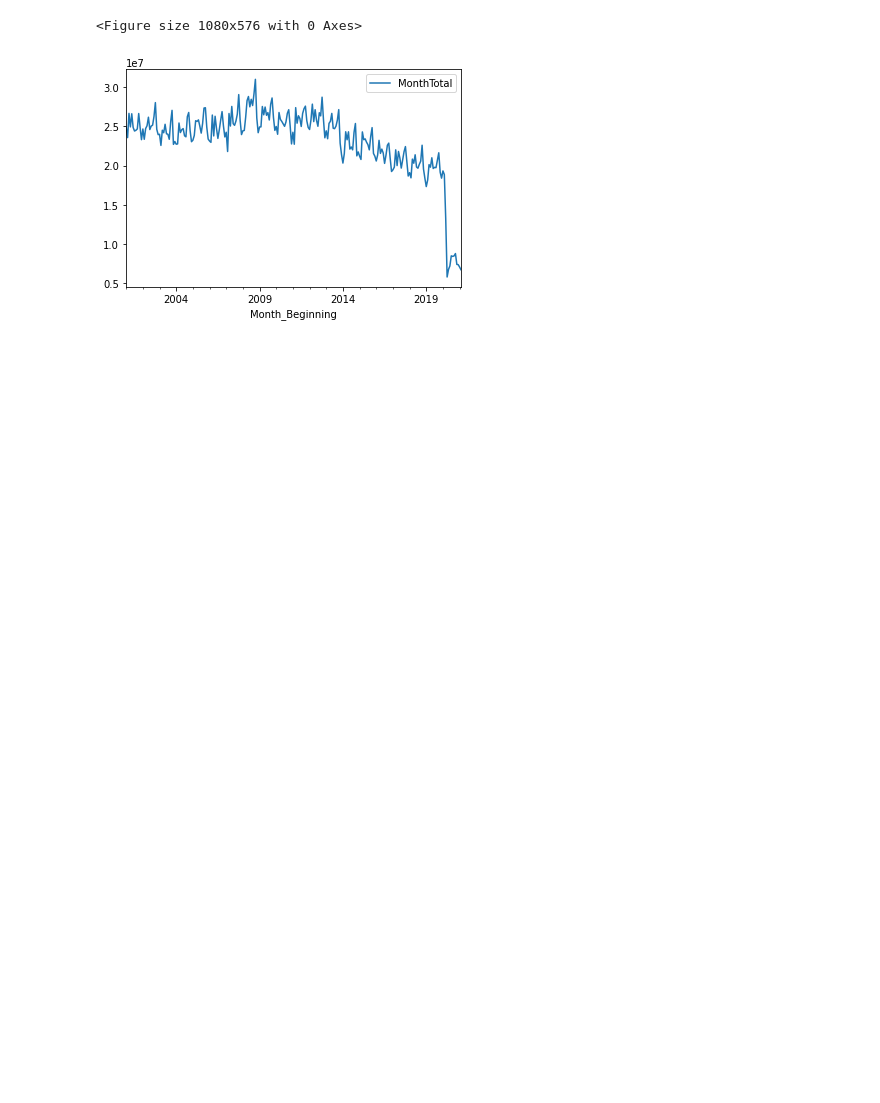
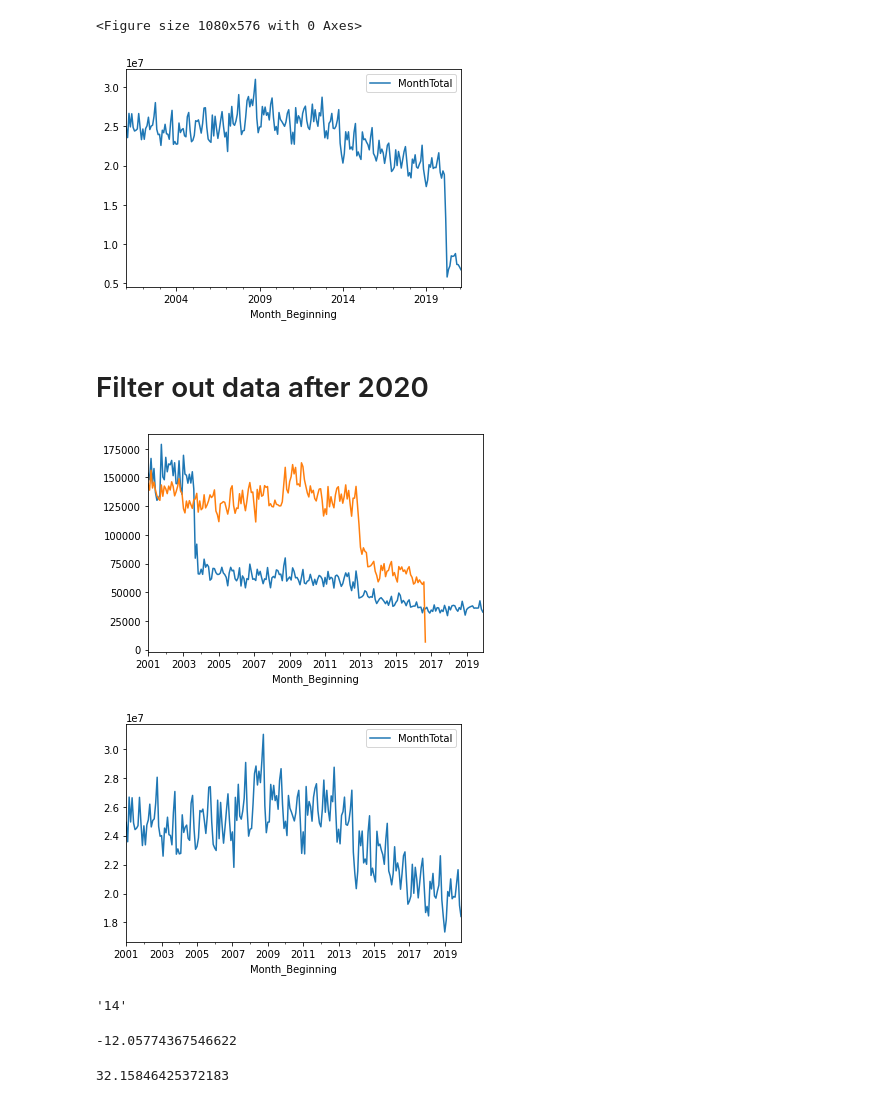
Before and after one commit to LamSingkit/Chicago_public_transport_project, a Jupyter notebook: Shengjie_Folder/Ridership.ipynb, the cells around one changed output. Cells and saved outputs as stored; diff of their text form; code cells hidden in the pictures; blank space fills up the shorter version.

```diff
--- a/Shengjie_Folder/Ridership.ipynb
+++ b/Shengjie_Folder/Ridership.ipynb
@@ -29,3 +31,14 @@ df.groupby('Month_Beginning').sum()[['MonthTotal']].plot();
 # %% [output]
 <Figure size 1080x576 with 0 Axes>
 [figure]
+# %%
+df_before_2020 = df[df.index < '2020-01-01'].copy()
+# %% [markdown]
+# Filter out data after 2020
+# %%
+df_before_2020[df_before_2020['route']=='1']['MonthTotal'].sort_index().plot()
+df_before_2020[df_before_2020['route']=='95W']['MonthTotal'].sort_index().plot()
+df_before_2020.groupby('Month_Beginning').sum()[['MonthTotal']].plot();
+# %% [output]
+[figure, added]
+[figure, added]
@@ -31,0 +62,15 @@ df.groupby('Month_Beginning').sum()[['MonthTotal']].plot();
+# %%
+# create a copy and sort to find the top demand route
+demand_list_copy = demand_list.copy()
+demand_list_copy.sort()
+route_list[demand_list.index(demand_list_copy[-1])]
+# %% [output]
+'14'
+# %%
+route_and_demand['70']
+# %% [output]
+-12.05774367546622
+# %%
+route_and_demand['14']
+# %% [output]
+32.15846425372183
```
Also changed, not shown: parts of 9 cells of this notebook, 1 other file.
